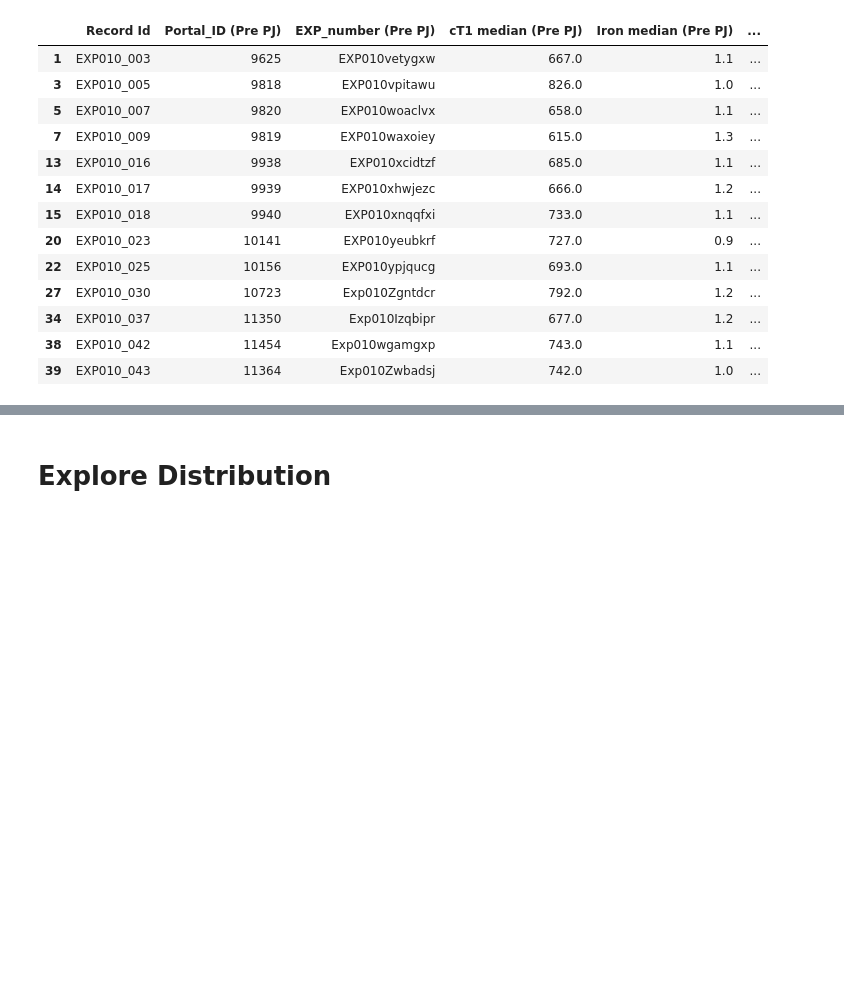
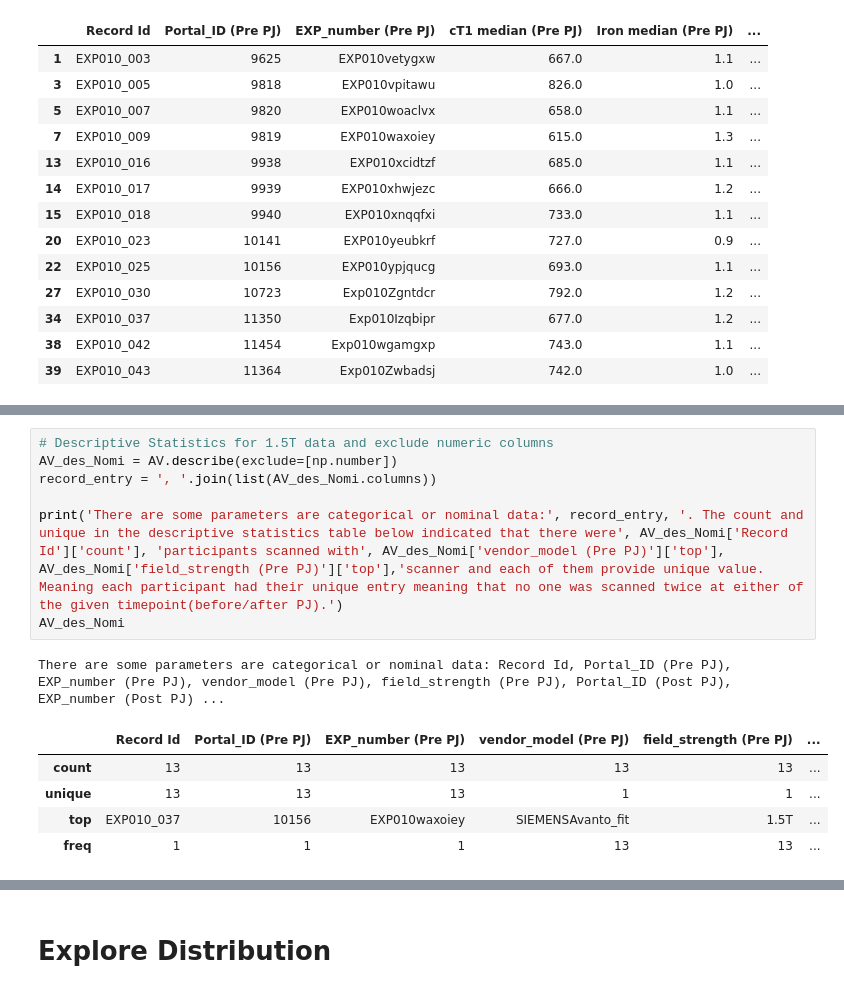
Before and after one commit to WhySeeYC/reference_app, a Jupyter notebook: PineappleJuice/VendorSpecificPlots.ipynb, the cells around one changed output, grey strips where cells are left out. Cells and saved outputs as stored; diff of their text form; blank space fills up the shorter version.

```diff
--- a/PineappleJuice/VendorSpecificPlots.ipynb
+++ b/PineappleJuice/VendorSpecificPlots.ipynb
@@ -269,0 +210,14 @@ AV
+# %%
+# Descriptive Statistics for 1.5T data and exclude numeric columns
+AV_des_Nomi = AV.describe(exclude=[np.number])
+record_entry = ', '.join(list(AV_des_Nomi.columns))
+
+print('There are some parameters are categorical or nominal data:', record_entry, '. The count and unique in the descriptive statistics table below indicated that there were', AV_des_Nomi['Record Id']['count'], 'participants scanned with', AV_des_Nomi['vendor_model (Pre PJ)']['top'], AV_des_Nomi['field_strength (Pre PJ)']['top'],'scanner and each of them provide unique value. Meaning each participant had their unique entry meaning that no one was scanned twice at either of the given timepoint(before/after PJ).')
+AV_des_Nomi
+# %% [output]
+There are some parameters are categorical or nominal data: Record Id, Portal_ID (Pre PJ), EXP_number (Pre PJ), vendor_model (Pre PJ), field_strength (Pre PJ), Portal_ID (Post PJ), EXP_number (Post PJ) ...
+|  | Record Id | Portal_ID (Pre PJ) | EXP_number (Pre PJ) | vendor_model (Pre PJ) | field_strength (Pre PJ) | ... |
+| count | 13 | 13 | 13 | 13 | 13 | ... |
+| unique | 13 | 13 | 13 | 1 | 1 | ... |
+| top | EXP010_037 | 10156 | EXP010waxoiey | SIEMENSAvanto_ﬁt | 1.5T | ... |
+| freq | 1 | 1 | 1 | 13 | 13 | ... |
```
Also changed, not shown: parts of 33 cells of this notebook.
